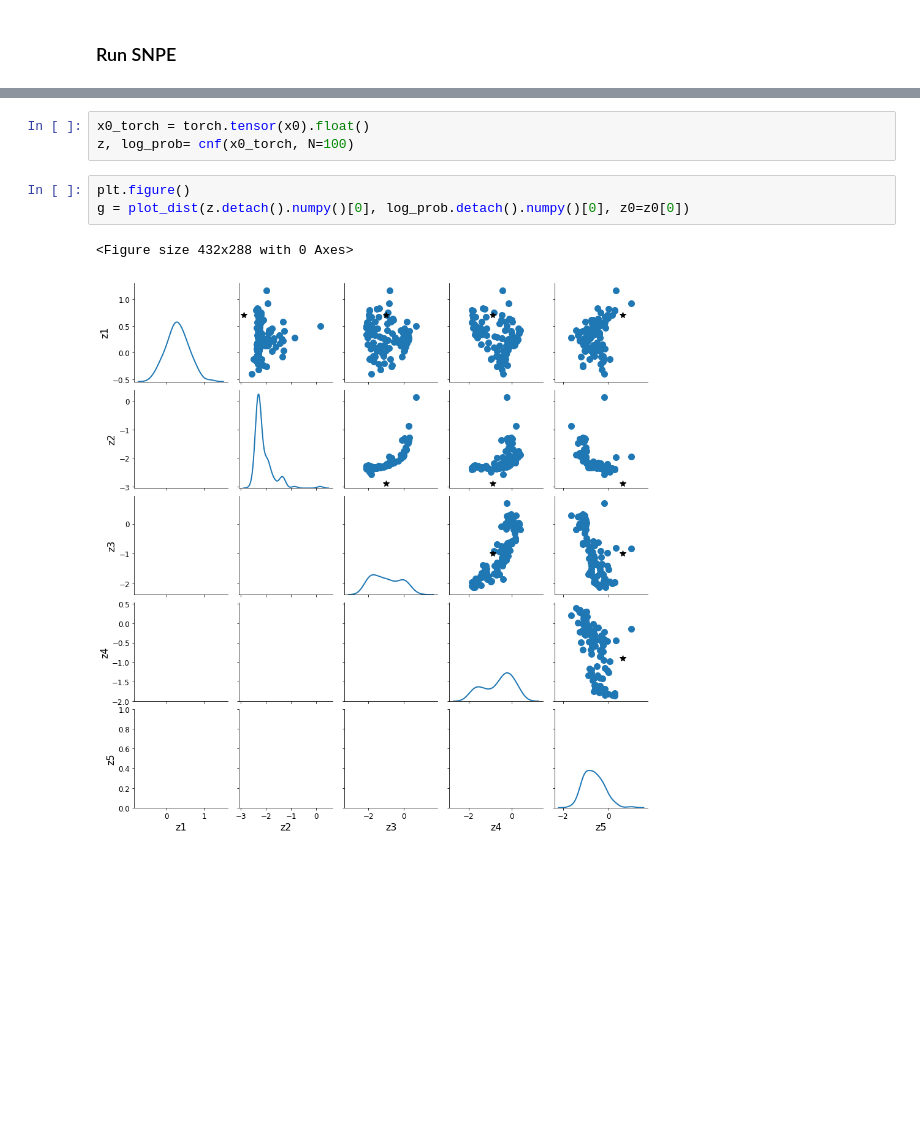
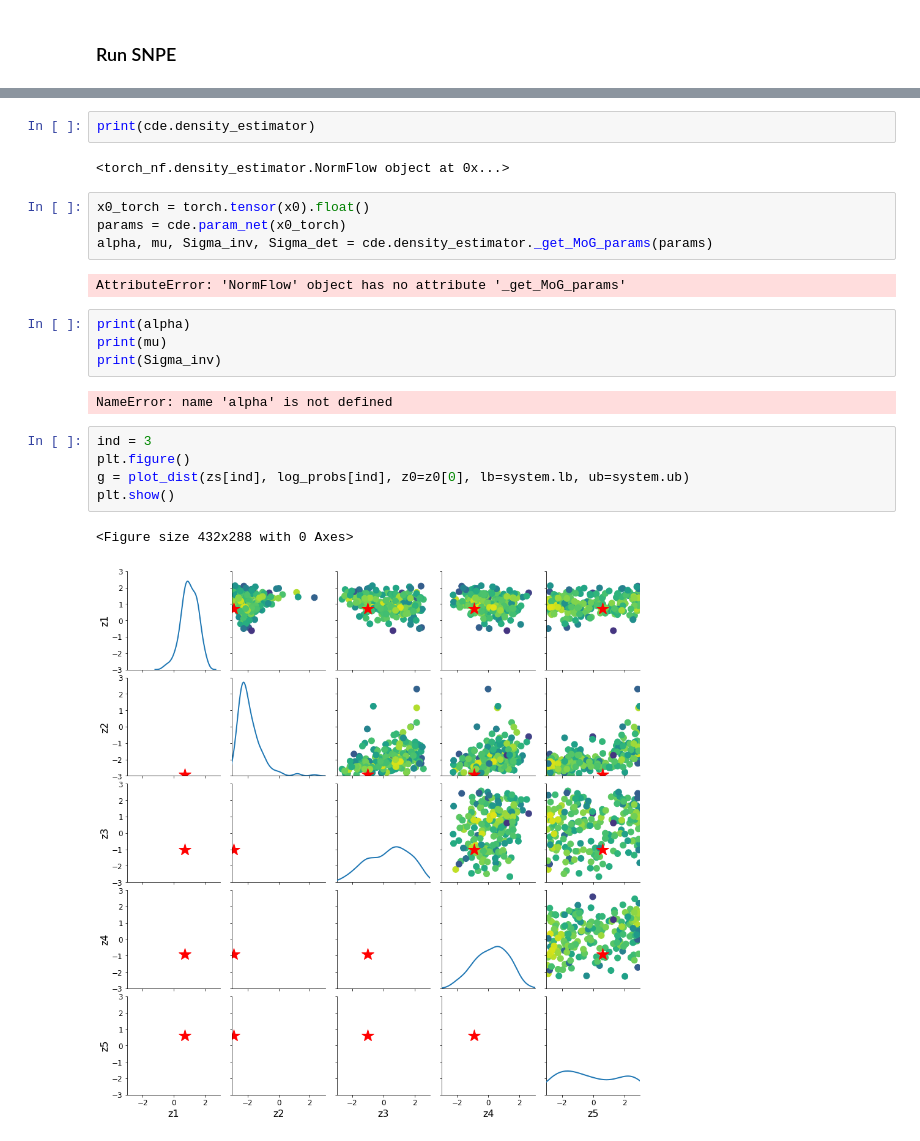
Before and after one commit to srbittner/torch_nf, a Jupyter notebook: notebooks/LFI_toy.ipynb, the cells around one changed output, grey strips where cells are left out. Saved outputs shown, nothing was run; the diff lists cells and outputs as text; blank space fills up the shorter version.

```diff
--- a/notebooks/LFI_toy.ipynb
+++ b/notebooks/LFI_toy.ipynb
@@ -129,9 +113,24 @@ plt.show()
-# %%
-x0_torch = torch.tensor(x0).float()
-z, log_prob= cnf(x0_torch, N=100)
-# %%
-plt.figure()
-g = plot_dist(z.detach().numpy()[0], log_prob.detach().numpy()[0], z0=z0[0])
-# %% [output]
-<Figure size 432x288 with 0 Axes>
-[figure, removed]
+# %%
+print(cde.density_estimator)
+# %% [output]
+<torch_nf.density_estimator.NormFlow object at 0x...>
+# %%
+x0_torch = torch.tensor(x0).float()
+params = cde.param_net(x0_torch)
+alpha, mu, Sigma_inv, Sigma_det = cde.density_estimator._get_MoG_params(params)
+# %% [output]
+AttributeError: 'NormFlow' object has no attribute '_get_MoG_params'
+# %%
+print(alpha)
+print(mu)
+print(Sigma_inv)
+# %% [output]
+NameError: name 'alpha' is not defined
+# %%
+ind = 3
+plt.figure()
+g = plot_dist(zs[ind], log_probs[ind], z0=z0[0], lb=system.lb, ub=system.ub)
+plt.show()
+# %% [output]
+<Figure size 432x288 with 0 Axes>
+[figure, added]
```
Also changed, not shown: parts of 6 cells of this notebook.
